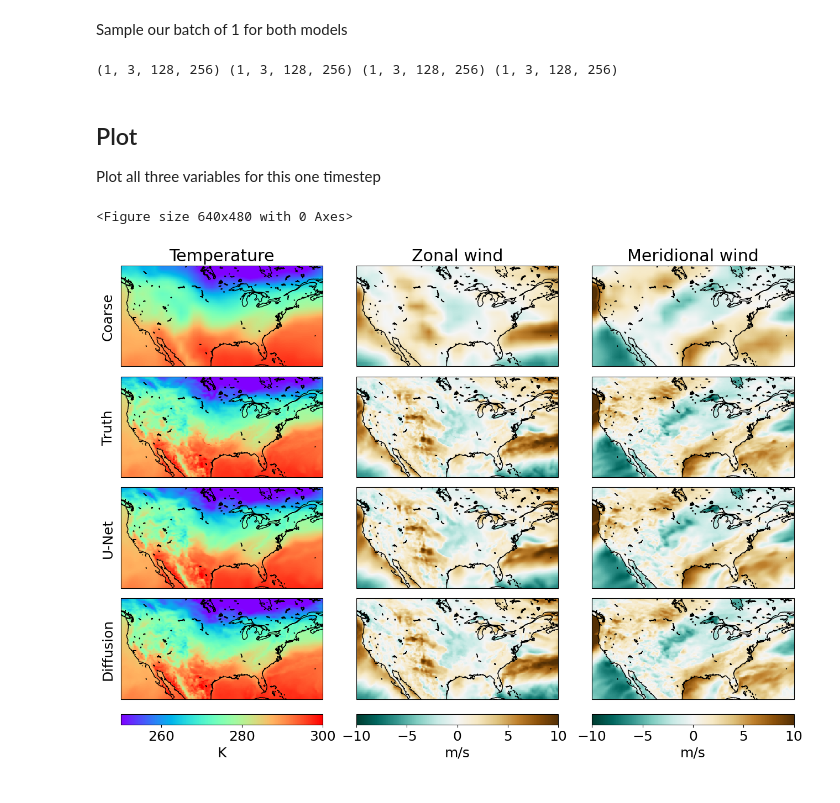
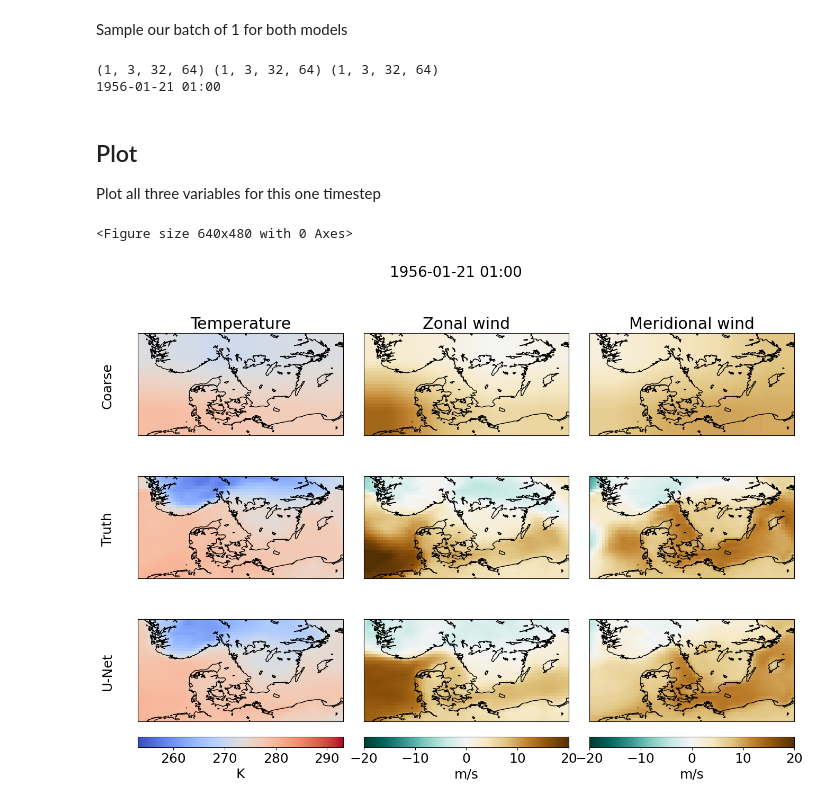
Before and after one commit to LPares01/HeatwavesDiffuse-DK, a Jupyter notebook: examples/inference.ipynb, the cells around one changed output. Drawn from its saved outputs; the diff is of its cells as text; code cells hidden in the pictures.

Commit message:
DK-ERA5 runs 3 and 4. Model selection with validation loss. Improved logging of steps. Better example inference plot. CUDA deprecation warnings lifted.

```diff
--- a/examples/inference.ipynb
+++ b/examples/inference.ipynb
@@ -36,11 +36,11 @@ Get checkpoints of models for both UNet and Diffusion
 # %%
 # Get models
 # unet
-model_unet = UNet((256, 128), 5, 3, label_dim=2, use_diffuse=False).to(device)
-model_unet.load_state_dict(torch.load(f"{model_dir}/Model_chpt/unet.pt", map_location='cpu'))
+model_unet = UNet((64, 32), 5, 3, label_dim=2, use_diffuse=False).to(device)
+model_unet.load_state_dict(torch.load(f"{model_dir}/run_04.pt", map_location='cpu'))
 # diffusion
-model_diff = EDMPrecond((256, 128), 8, 3).to(device)
-model_diff.load_state_dict(torch.load(f"{model_dir}/Model_chpt/diffusion.pt", map_location='cpu'))
+# model_diff = EDMPrecond((256, 128), 8, 3).to(device)
+# model_diff.load_state_dict(torch.load(f"{model_dir}/Model_chpt/diffusion.pt", map_location='cpu'))
 # %% [output]
 <All keys matched successfully>
 # %% [markdown]
@@ -49,7 +49,7 @@ Open datasets
 # define the datasets
 datadir = "../data/"
 
-dataset_test = UpscaleDataset(datadir, year_start=year_start, year_end=year_end,
+dataset_test = UpscaleDatasetDK(datadir, year_start=year_start, year_end=year_end,
                               constant_variables=["lsm", "z"])
 
 lat = dataset_test.lat
@@ -91,27 +92,50 @@ predicted_diff = predicted_diff.detach().numpy()
 # %%
-print(coarse.shape, fine.shape, predicted_unet.shape, predicted_diff.shape)
+print(coarse.shape, fine.shape, predicted_unet.shape) #, predicted_diff.shape)
+
+# Extract temporal information
+year = test_batch["year"].item() # year
+doy = test_batch["doy"].item()  # day of year
+hour = test_batch["hour"].item()  # hour
+
+# Convert to a readable date
+from datetime import datetime, timedelta
+year = year * 100 + 1940
+doy = doy * 360
+hour = hour * 24
+date = datetime(round(year), 1, 1) + timedelta(days=round(doy), hours=round(hour))
+date_str = date.strftime("%Y-%m-%d %H:%M")
+
+print(date_str)
 # %% [output]
-(1, 3, 128, 256) (1, 3, 128, 256) (1, 3, 128, 256) (1, 3, 128, 256)
+(1, 3, 32, 64) (1, 3, 32, 64) (1, 3, 32, 64)
+1956-01-21 01:00
 # %% [markdown]
 ## Plot
 Plot all three variables for this one timestep
 # %%
 # Variables - defines three separate subplots
 varnames = ["VAR_2T", "VAR_10U", "VAR_10V"]
-vmin = [250, -10, -10]
-vmax = [300, 10, 10]
-vmax_stds = [3, 1, 1]
-cmaps = ["rainbow", "BrBG_r", "BrBG_r"]
+# vmin = [250, -10, -10]
+# vmax = [300, 10, 10]
+vmin = [273.15-20, -20, -20]
+vmax = [273.15+20, 20, 20]
+# vmax_stds = [3, 1, 1]
+cmaps = ["coolwarm", "BrBG_r", "BrBG_r"]
 
 plot_varnames = ["Temperature", "Zonal wind", "Meridional wind"]
 plot_var_labels = ["K", "m/s", "m/s"]
 plt.rcParams.update({'font.size': 18})
 # %%
 plt.clf()
-fig, axs = plt.subplots(4,3, figsize=(16, 10.2),
+# fig, axs = plt.subplots(4,3, figsize=(16, 10.2),
+#                         subplot_kw={'projection': ccrs.PlateCarree()},
+#                         gridspec_kw={'wspace': 0.1,
+#                                      'hspace': 0.1})
+fig, axs = plt.subplots(3,3, figsize=(16, 10.2),
                         subplot_kw={'projection': ccrs.PlateCarree()},
                         gridspec_kw={'wspace': 0.1,
                                      'hspace': 0.1})
+
 for i, varname in enumerate(varnames):
 
     # Plot truth for first plot
@@ -130,43 +154,46 @@ for i, varname in enumerate(varnames):
 
     ax = axs[1, i]
     plt.sca(ax)
     ax.coastlines()
     ax.add_feature(cartopy.feature.LAKES, edgecolor='black', facecolor='none')
     pcm = plt.pcolormesh(lon, lat, fine[0, i],
                    vmin=vmin[i], vmax=vmax[i],
                    shading='nearest',
                    cmap=cmaps[i])
     if i == 0:
         plt.text(lon[0]-2, lat[len(lat) // 2], f"Truth", transform=ccrs.PlateCarree(),
                  rotation='vertical', ha='right', va='center', zorder=10)
 
     ax = axs[2, i]
     plt.sca(ax)
     ax.coastlines()
     ax.add_feature(cartopy.feature.LAKES, edgecolor='black', facecolor='none')
     pcm = plt.pcolormesh(lon, lat, predicted_unet[0, i],
                    vmin=vmin[i], vmax=vmax[i],
                    shading='nearest',
                    cmap=cmaps[i])
     if i == 0:
         plt.text(lon[0]-2, lat[len(lat) // 2], f"U-Net", transform=ccrs.PlateCarree(),
                  rotation='vertical', ha='right', va='center', zorder=10)
 
-    ax = axs[3, i]
-    plt.sca(ax)
-    ax.coastlines()
-    ax.add_feature(cartopy.feature.LAKES, edgecolor='black', facecolor='none')
-    pcm = plt.pcolormesh(lon, lat, predicted_diff[0, i],
-                   vmin=vmin[i], vmax=vmax[i],
-                   shading='nearest',
-                   cmap=cmaps[i])
-    if i == 0:
-        plt.text(lon[0]-2, lat[len(lat) // 2], f"Diffusion", transform=ccrs.PlateCarree(),
-                 rotation='vertical', ha='right', va='center', zorder=10)
-    cax = axs[3, i].inset_axes([0., -0.25, 1, 0.1])
+    # ax = axs[3, i]
+    # plt.sca(ax)
+    # ax.coastlines()
+    # ax.add_feature(cartopy.feature.LAKES, edgecolor='black', facecolor='none')
+    # pcm = plt.pcolormesh(lon, lat, predicted_diff[0, i],
+    #                vmin=vmin[i], vmax=vmax[i],
+    #                shading='nearest',
+    #                cmap=cmaps[i])
+    # if i == 0:
+    #     plt.text(lon[0]-2, lat[len(lat) // 2], f"Diffusion", transform=ccrs.PlateCarree(),
+    #              rotation='vertical', ha='right', va='center', zorder=10)
+    # cax = axs[3, i].inset_axes([0., -0.25, 1, 0.1])
+
+    cax = axs[2, i].inset_axes([0., -0.25, 1, 0.1])
     plt.colorbar(pcm, cax = cax, orientation="horizontal", label=f"{plot_var_labels[i]}")
 
+fig.suptitle(f"{date_str}", fontsize=20, y=0.98)
 plt.show()
 # %% [output]
 <Figure size 640x480 with 0 Axes>
-[figure, old version]
+[figure, new version]
```
Also changed, not shown: parts of 4 cells of this notebook, 4 other files.
